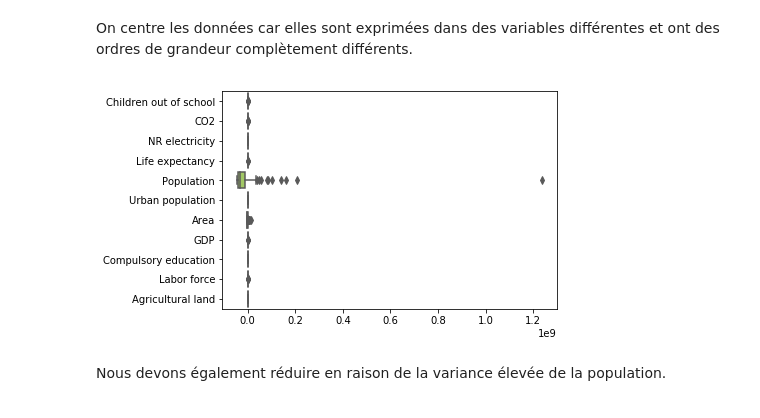
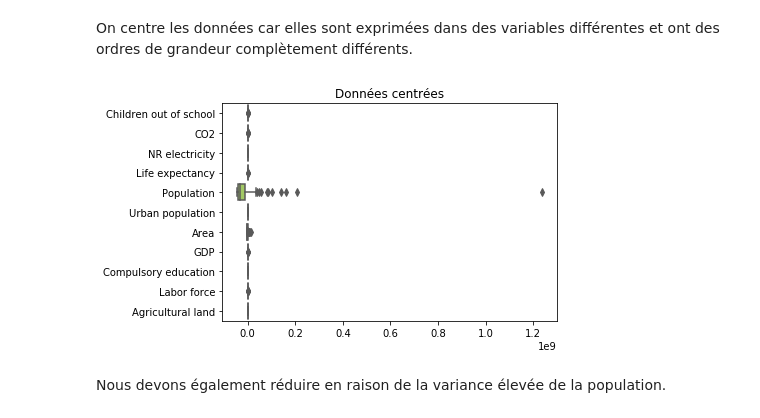
Before and after one commit to LisaNicvert/IA_project, a Jupyter notebook: IA_classif_complex.ipynb, the cells around one changed output. Cells and saved outputs as stored; diff of their text form; code cells hidden in the pictures.

```diff
--- a/IA_classif_complex.ipynb
+++ b/IA_classif_complex.ipynb
@@ -86,9 +75,11 @@ filtered_df
 # %% [markdown]
 On centre les données car elles sont exprimées dans des variables différentes et ont des ordres de grandeur complètement différents.
 # %%
-ax=sns.boxplot(data=(filtered_df.drop("Country Name",axis=1) - filtered_df.drop("Country Name",axis=1).mean()), orient="h", palette="Set2")
+ax=sns.boxplot(data=(filtered_df.drop("Country Name",axis=1) - filtered_df.drop("Country Name",axis=1).mean()),
+               orient="h", palette="Set2")
+_=ax.set_title(u"Données centrées")
 # %% [output]
-[figure, old version]
+[figure, new version]
 # %% [markdown]
 Nous devons également réduire en raison de la variance élevée de la population.
 # %% [markdown]
```
Also changed, not shown: parts of 90 cells of this notebook.
